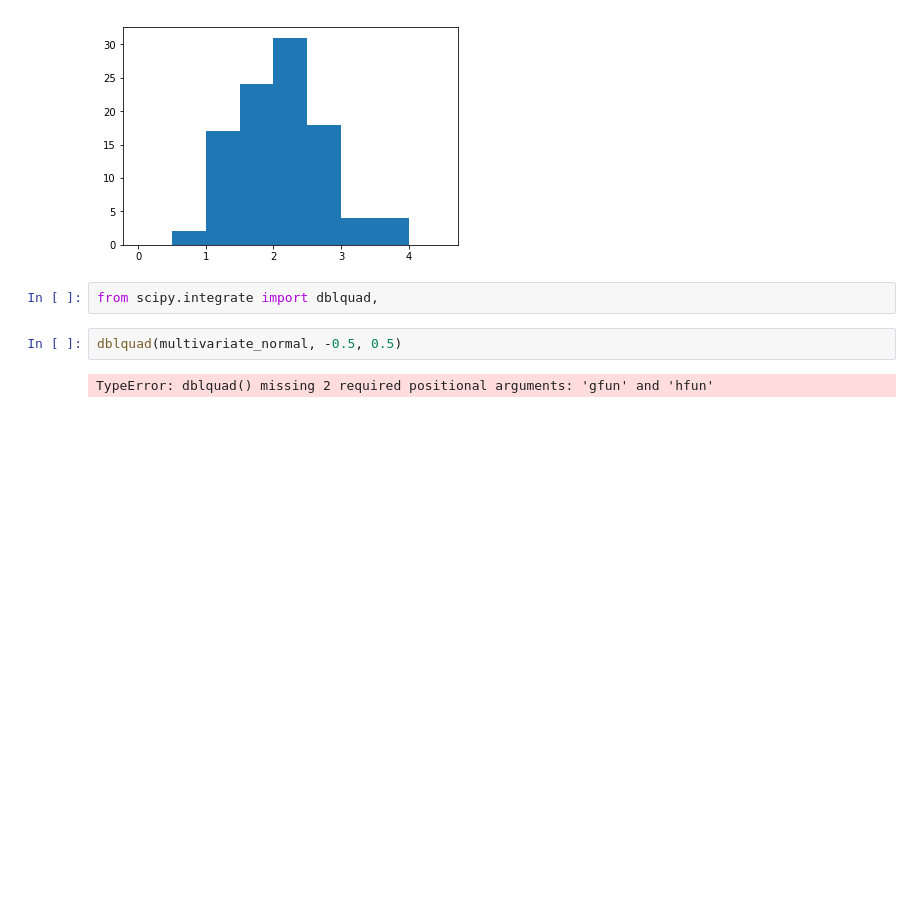
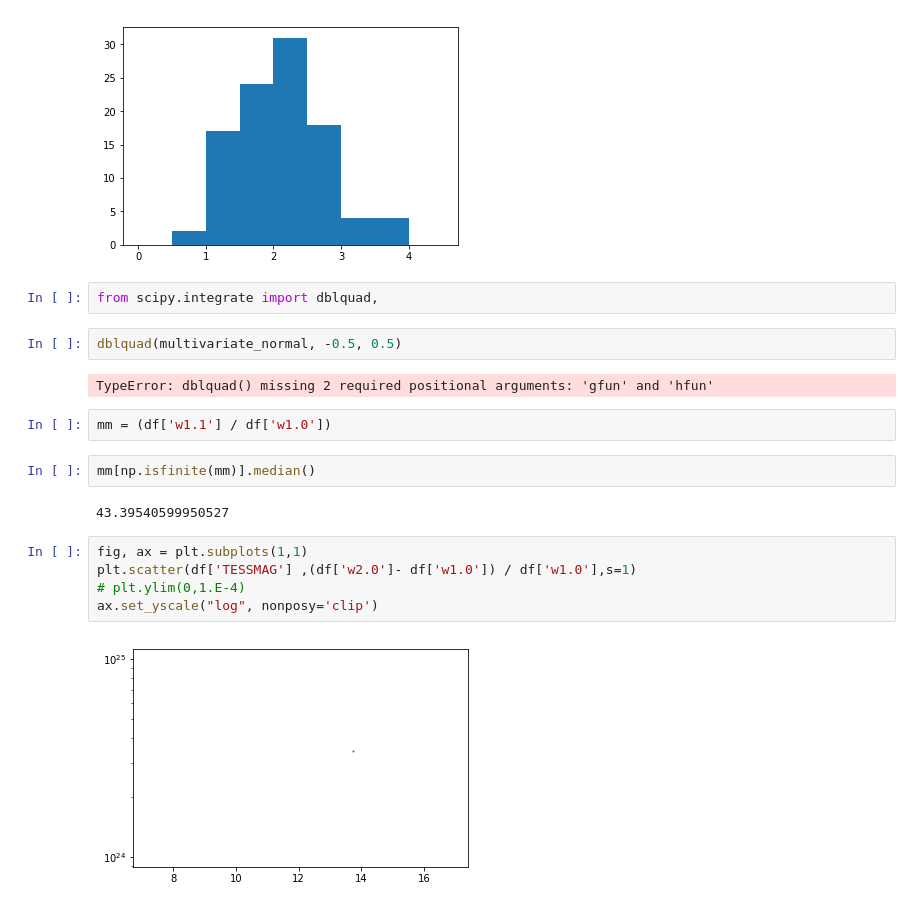
Before and after one commit to mrtommyb/tess-focus-explore, a Jupyter notebook: Explore-focus-changes.ipynb, the cells around one changed output. Cells and saved outputs as stored; diff of their text form; blank space fills up the shorter version.

```diff
--- a/Explore-focus-changes.ipynb
+++ b/Explore-focus-changes.ipynb
@@ -120,3 +120,16 @@ from scipy.integrate import dblquad,
 dblquad(multivariate_normal, -0.5, 0.5)
 # %% [output]
 TypeError: dblquad() missing 2 required positional arguments: 'gfun' and 'hfun'
+# %%
+mm = (df['w1.1'] / df['w1.0'])
+# %%
+mm[np.isfinite(mm)].median()
+# %% [output]
+43.39540599950527
+# %%
+fig, ax = plt.subplots(1,1)
+plt.scatter(df['TESSMAG'] ,(df['w2.0']- df['w1.0']) / df['w1.0'],s=1)
+# plt.ylim(0,1.E-4)
+ax.set_yscale("log", nonposy='clip')
+# %% [output]
+[figure, added]
```
Also changed, not shown: parts of 2 cells of this notebook, 1 other file.
